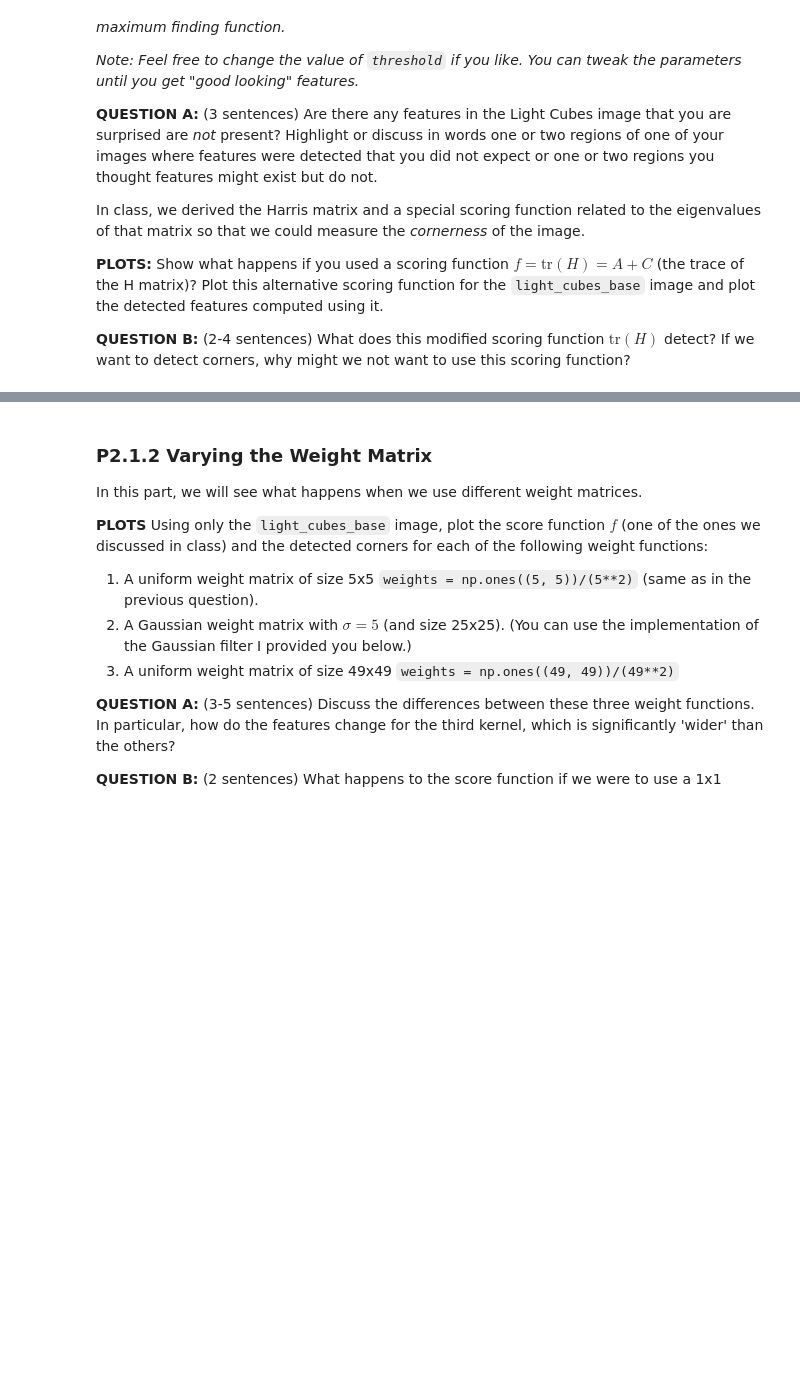
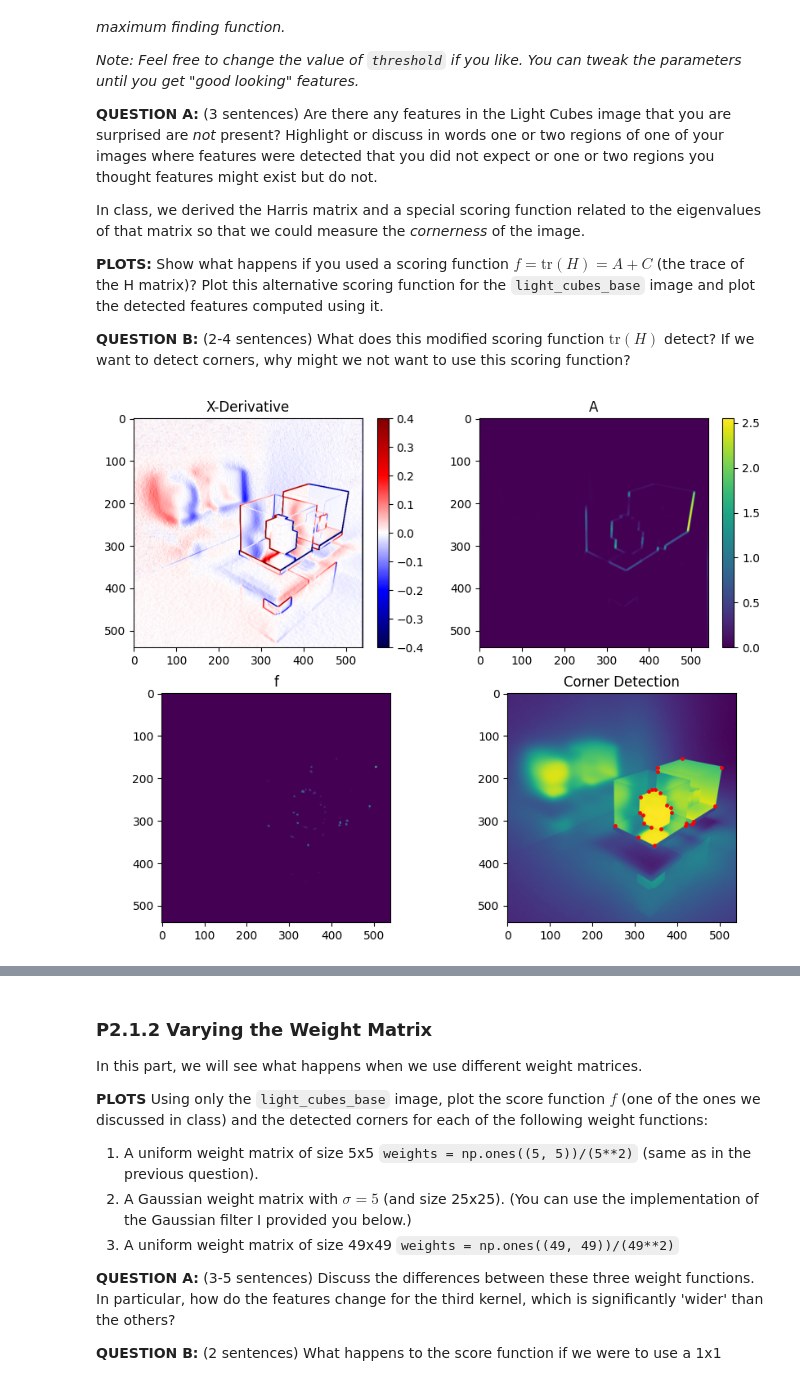
Before and after one commit to MrJoshie333/cs5401, a Jupyter notebook: Assignment 2/P2.Features_Scale_Warping.ipynb, the cells around one changed output, grey strips where cells are left out. Drawn from its saved outputs; the diff is of its cells as text; code cells hidden in the pictures; blank space fills up the shorter version.

```diff
--- a/Assignment 2/P2.Features_Scale_Warping.ipynb
+++ b/Assignment 2/P2.Features_Scale_Warping.ipynb
@@ -51,0 +89,54 @@ In class, we derived the Harris matrix and a special scoring function related to
+# %%
+image = load_image("light_cubes_sm.png")[:, :, 0]
+
+#Horizontal Sobel Filter:
+hf = [
+    [1, 0, -1],
+    [2, 0, -2],
+    [1, 0, -1]
+]
+#Vertical Sobel Filter:
+vf = [
+    [1, 2, 1],
+    [0, 0, 0],
+    [-1, -2, -1]
+]
+
+weight = np.ones((5, 5))/25
+
+Ix = scipy.signal.convolve(
+          image, hf, mode='same')
+Iy = scipy.signal.convolve(
+          image, vf, mode='same')
+A = scipy.signal.convolve(Ix**2, weight, mode='same')
+B = scipy.signal.convolve(Ix * Iy, weight, mode='same')
+C = scipy.signal.convolve(Iy**2, weight, mode='same')
+
+H = [A, B, B, C]
+
+# f = (H[0]*H[3]-H[1]**2) / (H[0]+H[3])
+f = (A*C-B**2) / (A+C+1E-30)
+fig = plt.figure(figsize=(10,8))
+
+plt.subplot(2, 2 , 1)
+plt.imshow(Ix, cmap='seismic', vmin=-0.4, vmax=0.4)
+plt.colorbar()
+plt.title("X-Derivative")
+plt.subplot(2, 2 , 2)
+plt.imshow(A)
+plt.colorbar()
+plt.title("A")
+plt.subplot(2, 2 , 3)
+plt.imshow(f)
+plt.title("f")
+plt.subplot(2, 2 , 4)
+plt.imshow(image)
+plt.title("Corner Detection")
+
+points = get_local_maxima(f, 0.054)
+for point in points:
+    plt.scatter(point[0], point[1], color='red', s = 6)
+
+plt.show()
+# %% [output]
+[figure, added]
```
Also changed, not shown: parts of 10 cells of this notebook, 1 other file.
